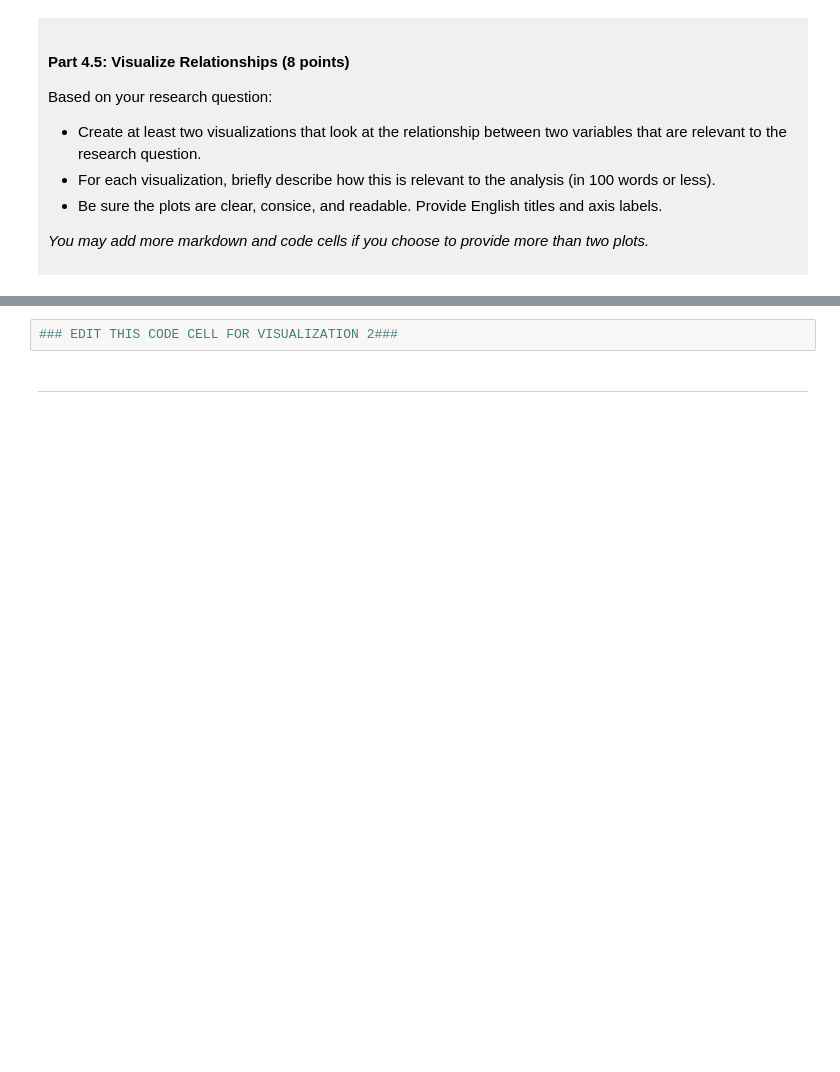
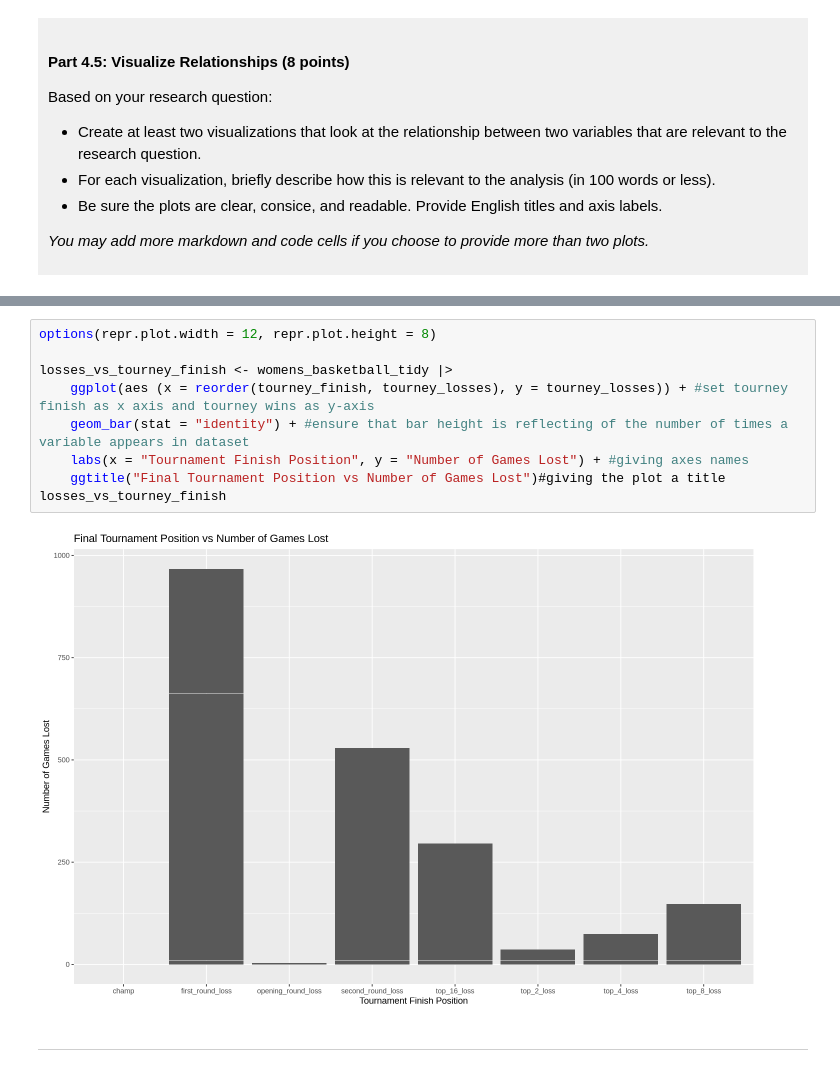
Before and after one commit to vista-m/dsci-100-project-vista-mansouri, a Jupyter notebook: dsci-100-project-notebook.ipynb, the cells around one changed output, grey strips where cells are left out. Drawn from its saved outputs; the diff is of its cells as text; blank space fills up the shorter version.

```diff
--- a/dsci-100-project-notebook.ipynb
+++ b/dsci-100-project-notebook.ipynb
@@ -327,5 +380,14 @@ Visualization 2: %%% EDIT THIS MARKDOWN CELL%%%
 # %%
-### EDIT THIS CODE CELL FOR VISUALIZATION 2###
+options(repr.plot.width = 12, repr.plot.height = 8)
+
+losses_vs_tourney_finish <- womens_basketball_tidy |>
+    ggplot(aes (x = reorder(tourney_finish, tourney_losses), y = tourney_losses)) + #set tourney finish as x axis and tourney wins as y-axis
+    geom_bar(stat = "identity") + #ensure that bar height is reflecting of the number of times a variable appears in dataset
+    labs(x = "Tournament Finish Position", y = "Number of Games Lost") + #giving axes names
+    ggtitle("Final Tournament Position vs Number of Games Lost")#giving the plot a title
+losses_vs_tourney_finish
+# %% [output]
+[figure, added]
 # %% [markdown]
 ------
 # %% [markdown]
```
Also changed, not shown: parts of 10 cells of this notebook.
